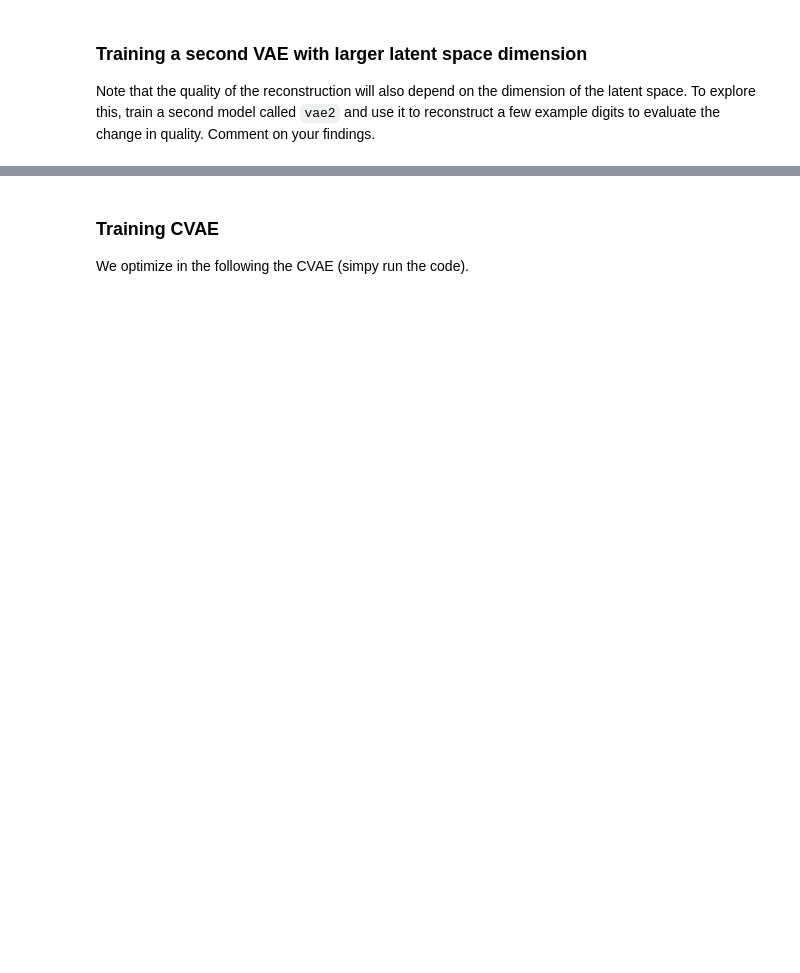
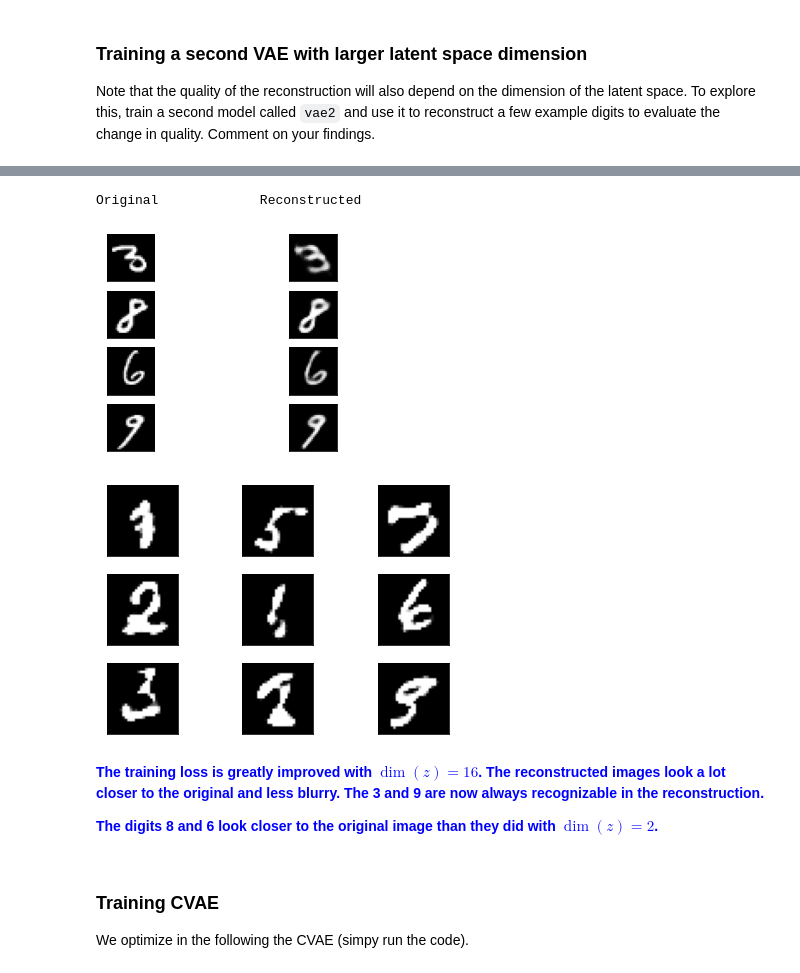
Before and after one commit to LarsKue/AML, a Jupyter notebook: exercise04/cvae.ipynb, the cells around one changed output, grey strips where cells are left out. Drawn from its saved outputs; the diff is of its cells as text; code cells hidden in the pictures; blank space fills up the shorter version.

```diff
--- a/exercise04/cvae.ipynb
+++ b/exercise04/cvae.ipynb
@@ -497,0 +511,5 @@ With increase latent space dimension ($dim(z) = 16$) the training loss is improv
+# %%
+vae2, optimizer2 = get_vae(16)
+
+for epoch in range(epochs):
+    train(vae2, optimizer2, epoch)
@@ -498,3 +534,19 @@ With increase latent space dimension ($dim(z) = 16$) the training loss is improv
+# %%
+sanity_check(vae2)
+sanity_gen(vae2)
+# %% [output]
+Original             Reconstructed
+[figure, added]
+[figure, added]
+# %% [markdown]
+<div style="font-weight: bold; color: blue">
+
+The training loss is greatly improved with $\dim(z) = 16$. The reconstructed images look
+a lot closer to the original and less blurry. The 3 and 9 are now always recognizable
+in the reconstruction.
+
+The digits 8 and 6 look closer to the original image than they did with $\dim(z) = 2$.
+</div>
 # %% [markdown]
 ### Training CVAE
 We optimize in the following the CVAE (simpy run the code).
```
Also changed, not shown: parts of 19 cells of this notebook.
